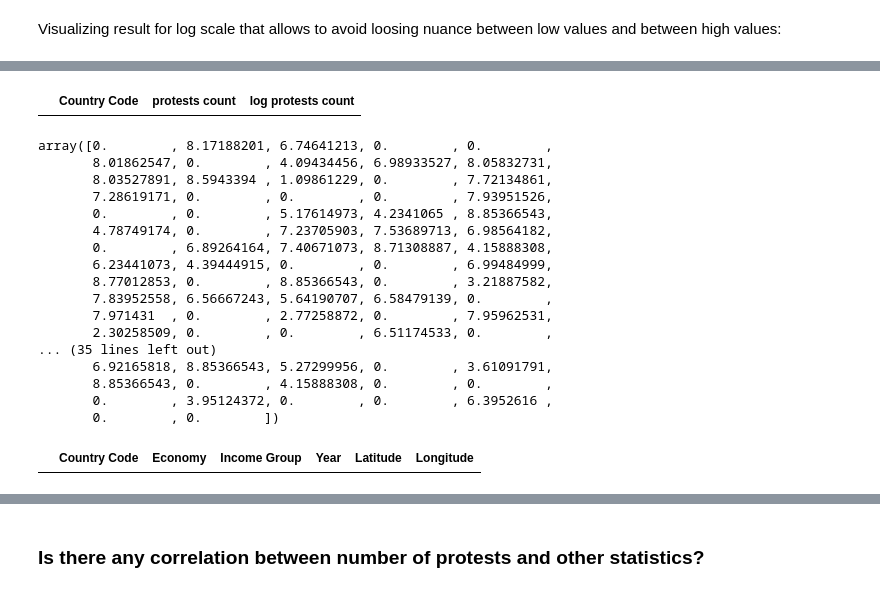
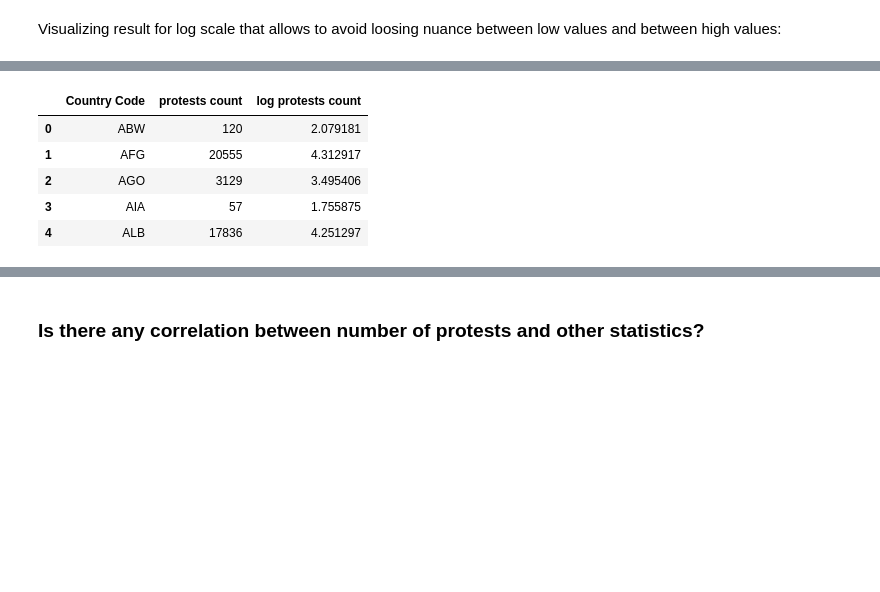
Before and after one commit to Apiquet/ADA_Project, a Jupyter notebook: tim.ipynb, the cells around one changed output, grey strips where cells are left out. Cells and saved outputs as stored; diff of their text form; code cells hidden in the pictures; blank space fills up the shorter version.

```diff
--- a/tim.ipynb
+++ b/tim.ipynb
@@ -160,8 +160,8 @@ array([3, 1, 6, 4], dtype=int64)
 ### Getting protests events (for rights, for leadership change, etc):
 # %%
 query_protests = bigquery_client.query(
-    """SELECT ActionGeo_CountryCode, Actor1CountryCode, Actor1Geo_Lat, Actor1Geo_Long, AvgTone FROM `gdelt-bq.gdeltv2.events`
-    WHERE EventCode LIKE '14%' AND EventCode NOT LIKE '140' AND EventCode NOT LIKE '141'""")
+    """SELECT ActionGeo_CountryCode, GLOBALEVENTID FROM `gdelt-bq.gdeltv2.events`
+    WHERE EventCode LIKE '14%' """)#AND EventCode NOT LIKE '140' AND EventCode NOT LIKE '141'""")
 protests_df = query_protests.result().to_dataframe()
 protests_df=protests_df.dropna()
 # %%
@@ -256,4 +222,5 @@ country_codes_fips104_to_iso.head()
 | 3 | AG | DZ | Algeria |
 | 4 | AQ | AS | American Samoa |
 # %%
-country_codes_fips104_to_iso3 = pd.merge(country_codes_fips104_to_iso, country_codes_iso2_to_iso3, how='inner', left_on=['ISO 3166'], right_on=['ISO'])
+country_codes_fips104_to_iso3 = pd.merge(country_codes_fips104_to_iso, country_codes_iso2_to_iso3, how='inner',\
+                                         left_on=['ISO 3166'], right_on=['ISO'])[['FIPS 10-4', 'ISO3']]
@@ -626,29 +519,11 @@ results_map_protests (Ctrl+Click)
 # %%
-number_of_protests_per_country[number_of_protests_per_country['Country Code'] =='FRA']
+# number_of_protests_per_country['Country Code'].values
+number_of_protests_per_country.head()
 # %% [output]
 |  | Country Code | protests count | log protests count |
+| 0 | ABW | 120 | 2.079181 |
+| 1 | AFG | 20555 | 4.312917 |
+| 2 | AGO | 3129 | 3.495406 |
+| 3 | AIA | 57 | 1.755875 |
+| 4 | ALB | 17836 | 4.251297 |
-# %%
-np.log(dictionary.values)#['protests count']
-# %% [output]
-array([0.        , 8.17188201, 6.74641213, 0.        , 0.        ,
-       8.01862547, 0.        , 4.09434456, 6.98933527, 8.05832731,
-       8.03527891, 8.5943394 , 1.09861229, 0.        , 7.72134861,
-       7.28619171, 0.        , 0.        , 0.        , 7.93951526,
-       0.        , 0.        , 5.17614973, 4.2341065 , 8.85366543,
-       4.78749174, 0.        , 7.23705903, 7.53689713, 6.98564182,
-       0.        , 6.89264164, 7.40671073, 8.71308887, 4.15888308,
-       6.23441073, 4.39444915, 0.        , 0.        , 6.99484999,
-       8.77012853, 0.        , 8.85366543, 0.        , 3.21887582,
-       7.83952558, 6.56667243, 5.64190707, 6.58479139, 0.        ,
-       7.971431  , 0.        , 2.77258872, 0.        , 7.95962531,
-       2.30258509, 0.        , 0.        , 6.51174533, 0.        ,
-... (35 lines left out)
-       6.92165818, 8.85366543, 5.27299956, 0.        , 3.61091791,
-       8.85366543, 0.        , 4.15888308, 0.        , 0.        ,
-       0.        , 3.95124372, 0.        , 0.        , 6.3952616 ,
-       0.        , 0.        ])
-# %%
-country_by_income_2017[country_by_income_2017['Economy']=='Roumania']
-# %% [output]
-|  | Country Code | Economy | Income Group | Year | Latitude | Longitude |
 # %%
```
Also changed, not shown: parts of 41 cells of this notebook.
